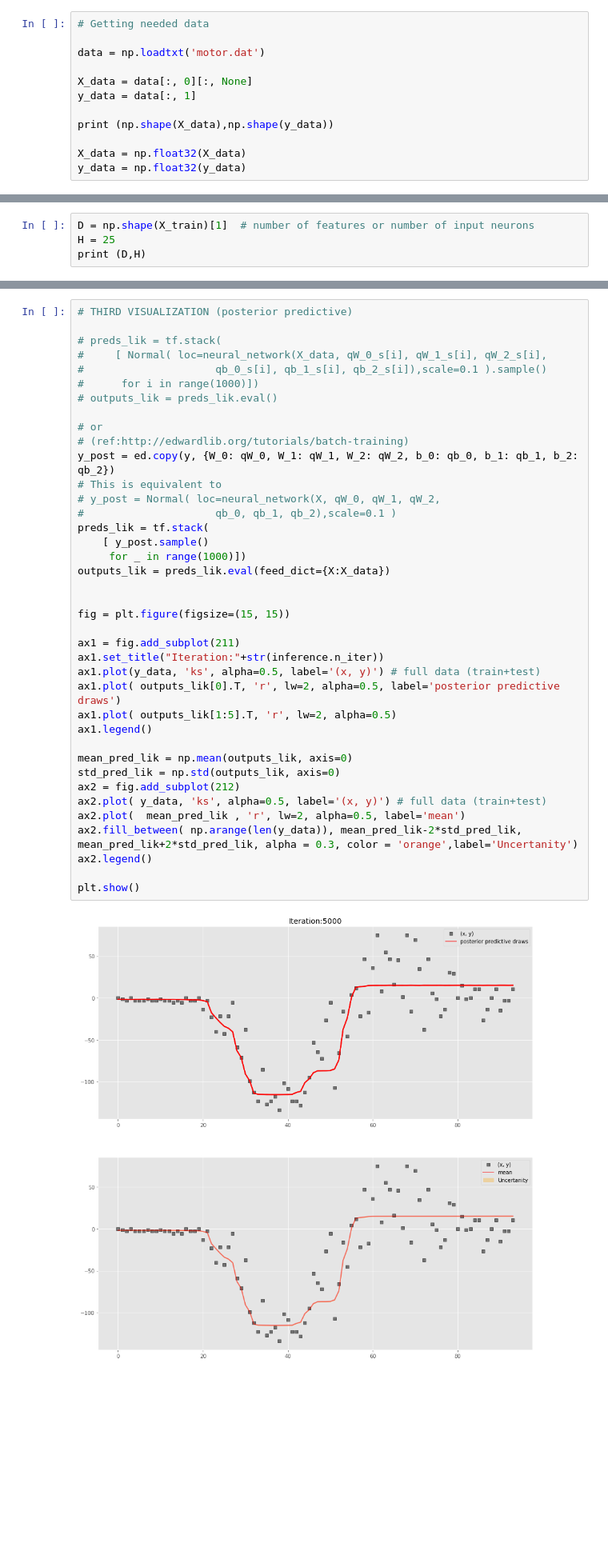
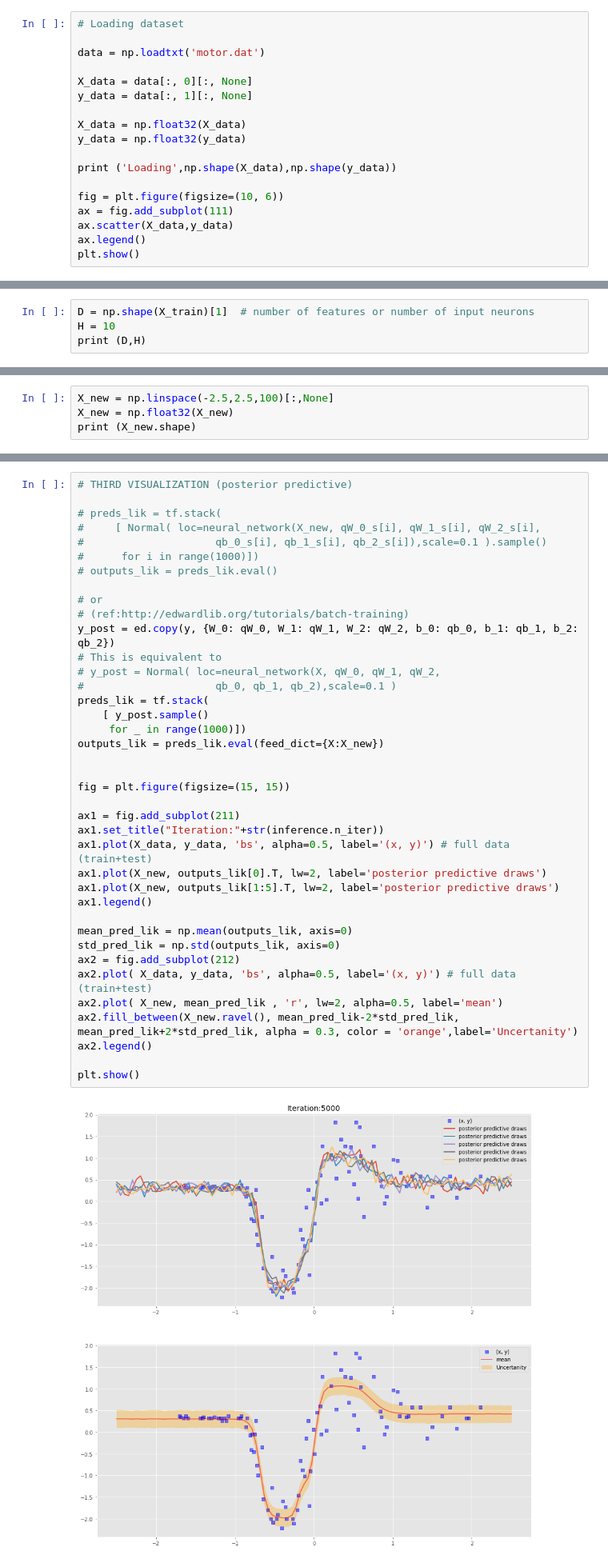
Before and after one commit to sharmila-k/BNN, a Jupyter notebook: 1_edward/2eg_BNN_KLqp_fulldata.ipynb, the cells around one changed output, grey strips where cells are left out. Shown: that part at 80% size. Drawn from its saved outputs; the diff is of its cells as text; blank space fills up the shorter version.

```diff
--- a/1_edward/2eg_BNN_KLqp_fulldata.ipynb
+++ b/1_edward/2eg_BNN_KLqp_fulldata.ipynb
@@ -25,15 +25,21 @@ from edward.models import Normal
 
 plt.style.use('ggplot')
 # %%
-# Getting needed data
+# Loading dataset
 
 data = np.loadtxt('motor.dat')
 
 X_data = data[:, 0][:, None]
-y_data = data[:, 1]
-
-print (np.shape(X_data),np.shape(y_data))
+y_data = data[:, 1][:, None]
 
 X_data = np.float32(X_data)
 y_data = np.float32(y_data)
+
+print ('Loading',np.shape(X_data),np.shape(y_data))
+
+fig = plt.figure(figsize=(10, 6))
+ax = fig.add_subplot(111)
+ax.scatter(X_data,y_data)
+ax.legend()
+plt.show()
 # %% [output]
@@ -59,5 +111,5 @@ print (np.shape(X_test), np.shape(y_test))
 # %%
 D = np.shape(X_train)[1]  # number of features or number of input neurons
-H = 25
+H = 10
 print (D,H)
 # %% [output]
@@ -105,3 +157,7 @@ qb_2 = Normal(loc=tf.get_variable("qb_2/loc", [1]),
               scale=tf.nn.softplus(tf.get_variable("qb_2/scale", [1])))
 # %% [markdown]
 Defining `tf.get_variable` allows the variational factors’ parameters to vary. They are initialized randomly. The standard deviation parameters are constrained to be greater than zero according to a [softplus](https://en.wikipedia.org/wiki/Rectifier_(neural_networks)) transformation.
+# %%
+X_new = np.linspace(-2.5,2.5,100)[:,None]
+X_new = np.float32(X_new)
+print (X_new.shape)
@@ -208,40 +268,40 @@ The model has captured the relationship between $x$ and $y$ in the observed doma
 # THIRD VISUALIZATION (posterior predictive)
 
 # preds_lik = tf.stack(
-#     [ Normal( loc=neural_network(X_data, qW_0_s[i], qW_1_s[i], qW_2_s[i],
+#     [ Normal( loc=neural_network(X_new, qW_0_s[i], qW_1_s[i], qW_2_s[i],
 #                     qb_0_s[i], qb_1_s[i], qb_2_s[i]),scale=0.1 ).sample()
 #      for i in range(1000)])
 # outputs_lik = preds_lik.eval()
 
 # or
 # (ref:http://edwardlib.org/tutorials/batch-training)
 y_post = ed.copy(y, {W_0: qW_0, W_1: qW_1, W_2: qW_2, b_0: qb_0, b_1: qb_1, b_2: qb_2})
 # This is equivalent to
 # y_post = Normal( loc=neural_network(X, qW_0, qW_1, qW_2,
 #                     qb_0, qb_1, qb_2),scale=0.1 )
 preds_lik = tf.stack(
     [ y_post.sample()
      for _ in range(1000)])
-outputs_lik = preds_lik.eval(feed_dict={X:X_data})
+outputs_lik = preds_lik.eval(feed_dict={X:X_new})
 
 
 fig = plt.figure(figsize=(15, 15))
 
 ax1 = fig.add_subplot(211)
 ax1.set_title("Iteration:"+str(inference.n_iter))
-ax1.plot(y_data, 'ks', alpha=0.5, label='(x, y)') # full data (train+test)
-ax1.plot( outputs_lik[0].T, 'r', lw=2, alpha=0.5, label='posterior predictive draws')
-ax1.plot( outputs_lik[1:5].T, 'r', lw=2, alpha=0.5)
+ax1.plot(X_data, y_data, 'bs', alpha=0.5, label='(x, y)') # full data (train+test)
+ax1.plot(X_new, outputs_lik[0].T, lw=2, label='posterior predictive draws')
+ax1.plot(X_new, outputs_lik[1:5].T, lw=2, label='posterior predictive draws')
 ax1.legend()
 
 mean_pred_lik = np.mean(outputs_lik, axis=0)
 std_pred_lik = np.std(outputs_lik, axis=0)
 ax2 = fig.add_subplot(212)
-ax2.plot( y_data, 'ks', alpha=0.5, label='(x, y)') # full data (train+test)
-ax2.plot(  mean_pred_lik , 'r', lw=2, alpha=0.5, label='mean')
-ax2.fill_between( np.arange(len(y_data)), mean_pred_lik-2*std_pred_lik, mean_pred_lik+2*std_pred_lik, alpha = 0.3, color = 'orange',label='Uncertanity')
+ax2.plot( X_data, y_data, 'bs', alpha=0.5, label='(x, y)') # full data (train+test)
+ax2.plot( X_new, mean_pred_lik , 'r', lw=2, alpha=0.5, label='mean')
+ax2.fill_between(X_new.ravel(), mean_pred_lik-2*std_pred_lik, mean_pred_lik+2*std_pred_lik, alpha = 0.3, color = 'orange',label='Uncertanity')
 ax2.legend()
 
 plt.show()
 # %% [output]
-[figure, old version]
+[figure, new version]
```
Also changed, not shown: parts of 18 cells of this notebook.
